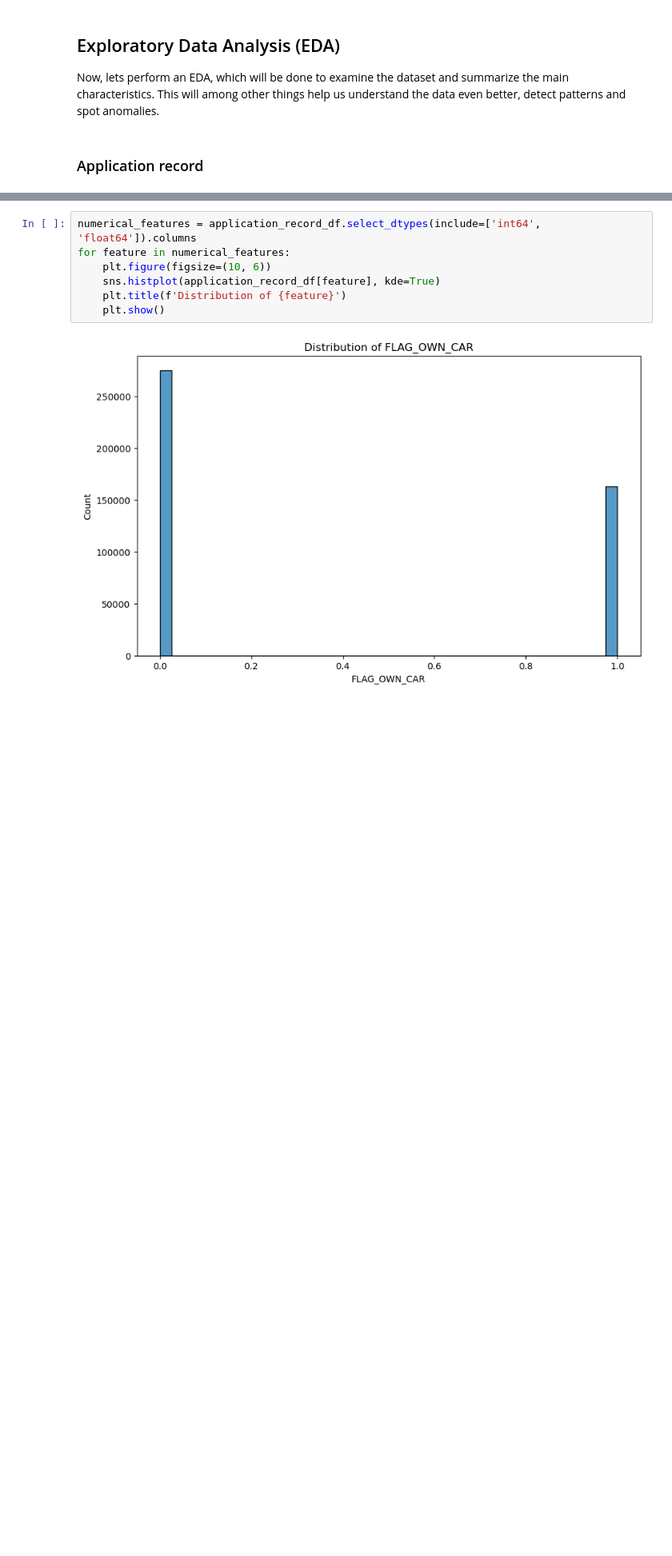
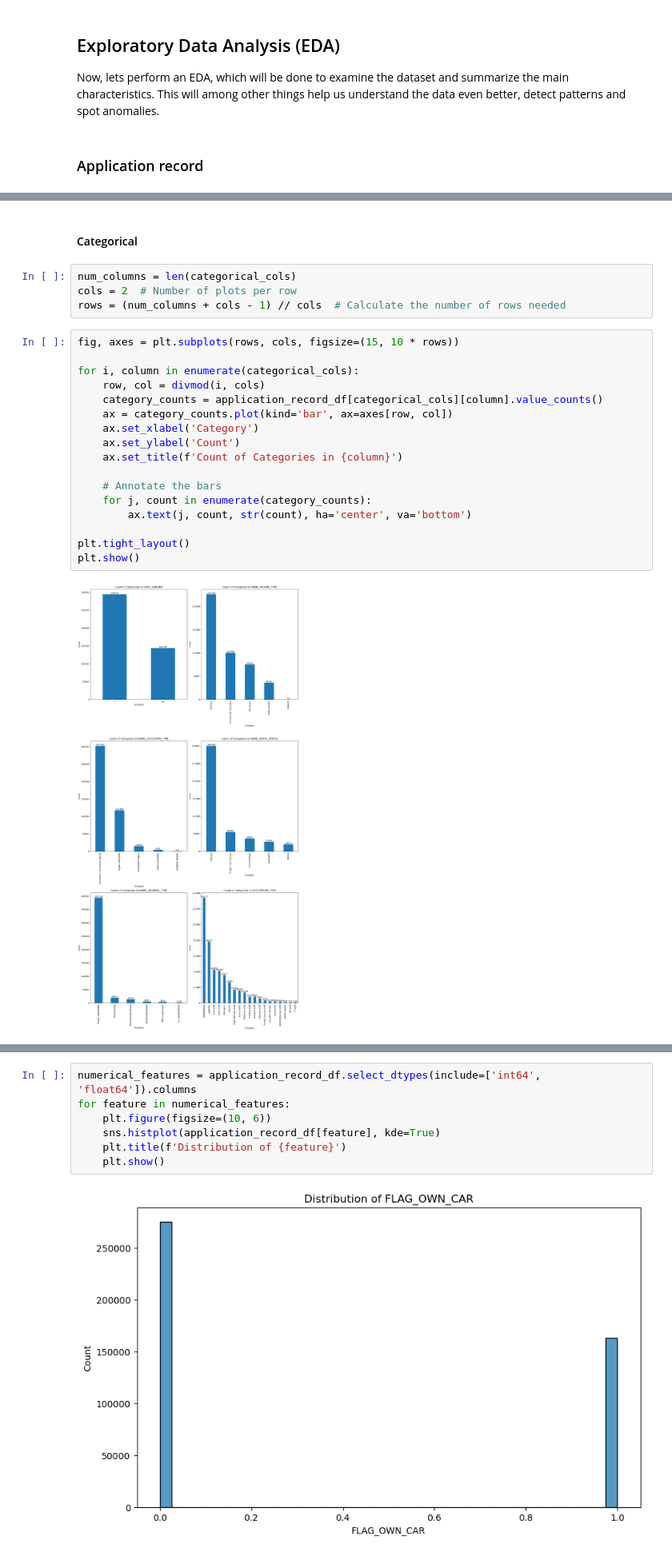
Before and after one commit to DataYankie/CreditCardApproval, a Jupyter notebook: CreditCardApproval.ipynb, the cells around one changed output, grey strips where cells are left out. Shown: that part at 80% size. Saved outputs shown, nothing was run; the diff lists cells and outputs as text; blank space fills up the shorter version.

```diff
--- a/CreditCardApproval.ipynb
+++ b/CreditCardApproval.ipynb
@@ -323,0 +307,25 @@ Binary columns:
+# %% [markdown]
+#### Categorical
+# %%
+num_columns = len(categorical_cols)
+cols = 2  # Number of plots per row
+rows = (num_columns + cols - 1) // cols  # Calculate the number of rows needed
+# %%
+fig, axes = plt.subplots(rows, cols, figsize=(15, 10 * rows))
+
+for i, column in enumerate(categorical_cols):
+    row, col = divmod(i, cols)
+    category_counts = application_record_df[categorical_cols][column].value_counts()
+    ax = category_counts.plot(kind='bar', ax=axes[row, col])
+    ax.set_xlabel('Category')
+    ax.set_ylabel('Count')
+    ax.set_title(f'Count of Categories in {column}')
+
+    # Annotate the bars
+    for j, count in enumerate(category_counts):
+        ax.text(j, count, str(count), ha='center', va='bottom')
+
+plt.tight_layout()
+plt.show()
+# %% [output]
+[figure, added]
```
Also changed, not shown: parts of 14 cells of this notebook.
